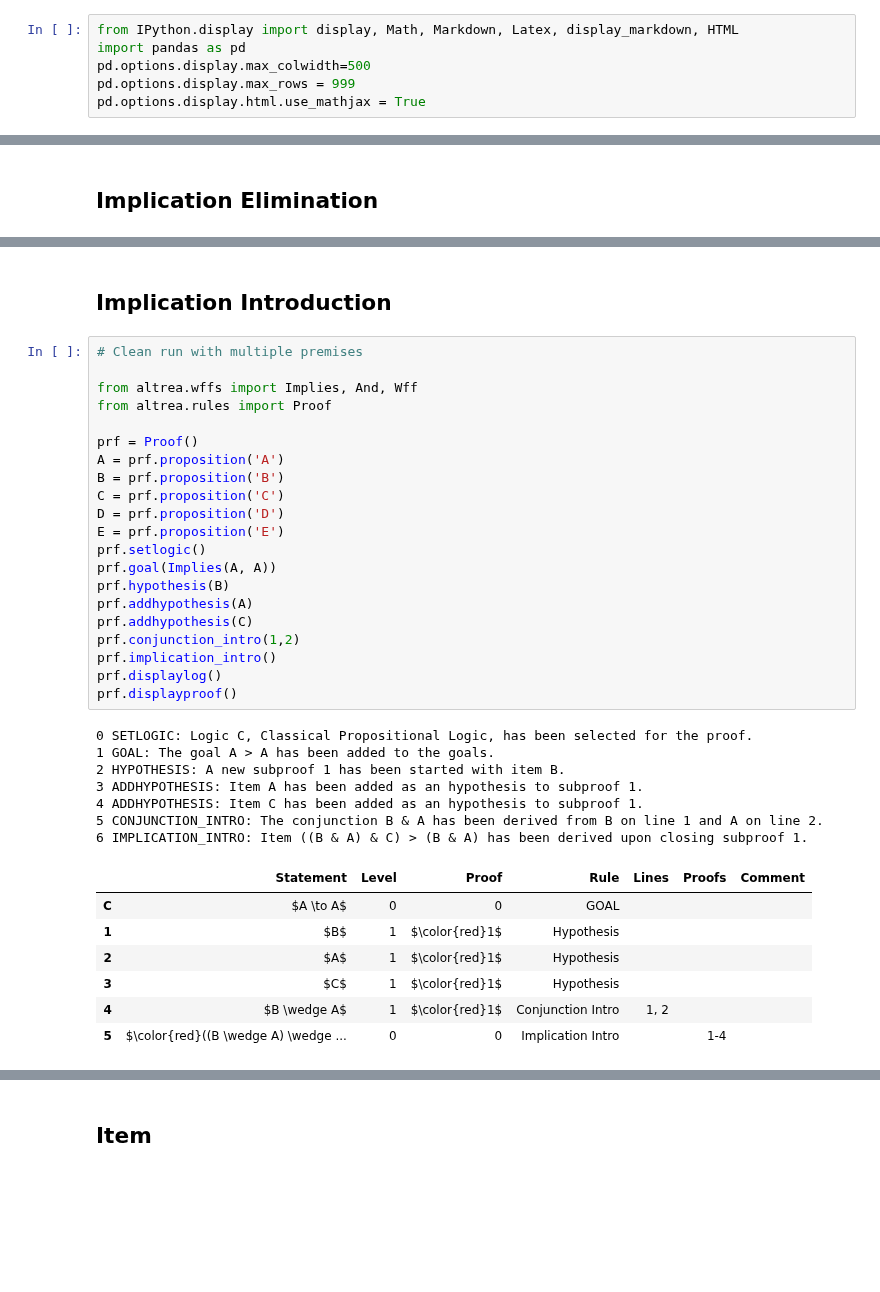
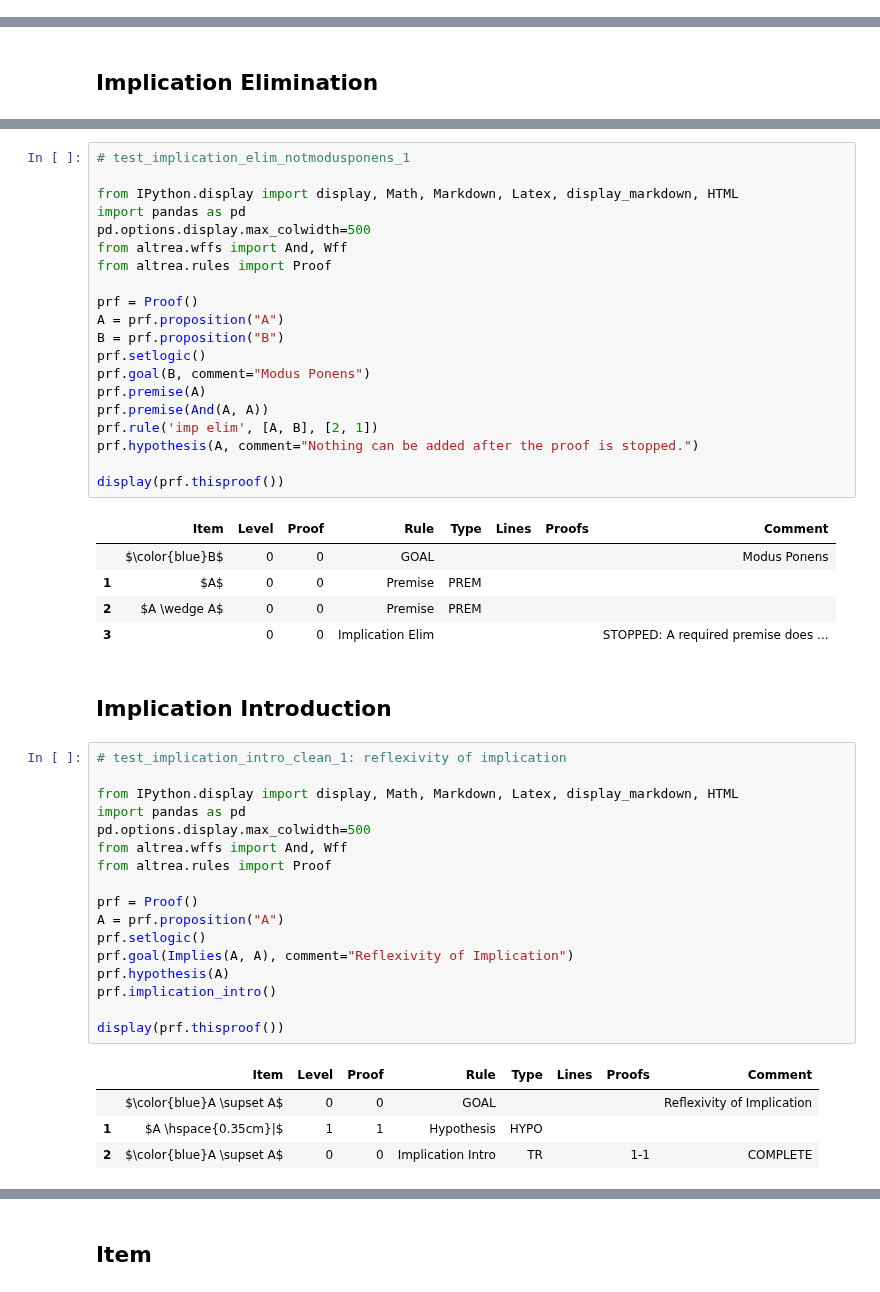
Before and after one commit to FrankHubeny/AltRea, a Jupyter notebook: rules_testcases.ipynb, the cells around one changed output, grey strips where cells are left out. Cells and saved outputs as stored; diff of their text form; blank space fills up the shorter version.

```diff
--- a/rules_testcases.ipynb
+++ b/rules_testcases.ipynb
@@ -88,12 +88,6 @@ B. [Database Processing](#database)
 8. [Remove definition](#removedefinition)
 
 9. [Remove logic](#removelogic)
-# %%
-from IPython.display import display, Math, Markdown, Latex, display_markdown, HTML
-import pandas as pd
-pd.options.display.max_colwidth=500
-pd.options.display.max_rows = 999
-pd.options.display.html.use_mathjax = True
 # %% [markdown]
 <a id='nodatabase'></a>
 # Specific Procedures (No Database)
@@ -3246,42 +1991,54 @@ prf.displayproof()
+# %%
+# test_implication_elim_notmodusponens_1
+
+from IPython.display import display, Math, Markdown, Latex, display_markdown, HTML
+import pandas as pd
+pd.options.display.max_colwidth=500
+from altrea.wffs import And, Wff
+from altrea.rules import Proof
+
+prf = Proof()
+A = prf.proposition("A")
+B = prf.proposition("B")
+prf.setlogic()
+prf.goal(B, comment="Modus Ponens")
+prf.premise(A)
+prf.premise(And(A, A))
+prf.rule('imp elim', [A, B], [2, 1])
+prf.hypothesis(A, comment="Nothing can be added after the proof is stopped.")
+
+display(prf.thisproof())
+# %% [output]
+|  | Item | Level | Proof | Rule | Type | Lines | Proofs | Comment |
+|  | $\color{blue}B$ | 0 | 0 | GOAL |  |  |  | Modus Ponens |
+| 1 | $A$ | 0 | 0 | Premise | PREM |  |  |  |
+| 2 | $A \wedge A$ | 0 | 0 | Premise | PREM |  |  |  |
+| 3 |  | 0 | 0 | Implication Elim |  |  |  | STOPPED: A required premise does ... |
 # %% [markdown]
 <a id='implication_intro'></a>
 ## Implication Introduction
 # %%
-# Clean run with multiple premises
+# test_implication_intro_clean_1: reflexivity of implication
 
-from altrea.wffs import Implies, And, Wff
+from IPython.display import display, Math, Markdown, Latex, display_markdown, HTML
+import pandas as pd
+pd.options.display.max_colwidth=500
+from altrea.wffs import And, Wff
 from altrea.rules import Proof
 
 prf = Proof()
-A = prf.proposition('A')
-B = prf.proposition('B')
-C = prf.proposition('C')
-D = prf.proposition('D')
-E = prf.proposition('E')
+A = prf.proposition("A")
 prf.setlogic()
-prf.goal(Implies(A, A))
-prf.hypothesis(B)
-prf.addhypothesis(A)
-prf.addhypothesis(C)
-prf.conjunction_intro(1,2)
+prf.goal(Implies(A, A), comment="Reflexivity of Implication")
+prf.hypothesis(A)
 prf.implication_intro()
-prf.displaylog()
-prf.displayproof()
+
+display(prf.thisproof())
 # %% [output]
-0 SETLOGIC: Logic C, Classical Propositional Logic, has been selected for the proof.
-1 GOAL: The goal A > A has been added to the goals.
-2 HYPOTHESIS: A new subproof 1 has been started with item B.
-3 ADDHYPOTHESIS: Item A has been added as an hypothesis to subproof 1.
-4 ADDHYPOTHESIS: Item C has been added as an hypothesis to subproof 1.
-5 CONJUNCTION_INTRO: The conjunction B & A has been derived from B on line 1 and A on line 2.
-6 IMPLICATION_INTRO: Item ((B & A) & C) > (B & A) has been derived upon closing subproof 1.
-|  | Statement | Level | Proof | Rule | Lines | Proofs | Comment |
-| C | $A \to A$ | 0 | 0 | GOAL |  |  |  |
-| 1 | $B$ | 1 | $\color{red}1$ | Hypothesis |  |  |  |
-| 2 | $A$ | 1 | $\color{red}1$ | Hypothesis |  |  |  |
-| 3 | $C$ | 1 | $\color{red}1$ | Hypothesis |  |  |  |
-| 4 | $B \wedge A$ | 1 | $\color{red}1$ | Conjunction Intro | 1, 2 |  |  |
-| 5 | $\color{red}((B \wedge A) \wedge ... | 0 | 0 | Implication Intro |  | 1-4 |  |
+|  | Item | Level | Proof | Rule | Type | Lines | Proofs | Comment |
+|  | $\color{blue}A \supset A$ | 0 | 0 | GOAL |  |  |  | Reflexivity of Implication |
+| 1 | $A \hspace{0.35cm}|$ | 1 | 1 | Hypothesis | HYPO |  |  |  |
+| 2 | $\color{blue}A \supset A$ | 0 | 0 | Implication Intro | TR |  | 1-1 | COMPLETE |
 # %%
 # Clean run: strict subproof
 
```
Also changed, not shown: parts of 194 cells of this notebook, 14 other files.
